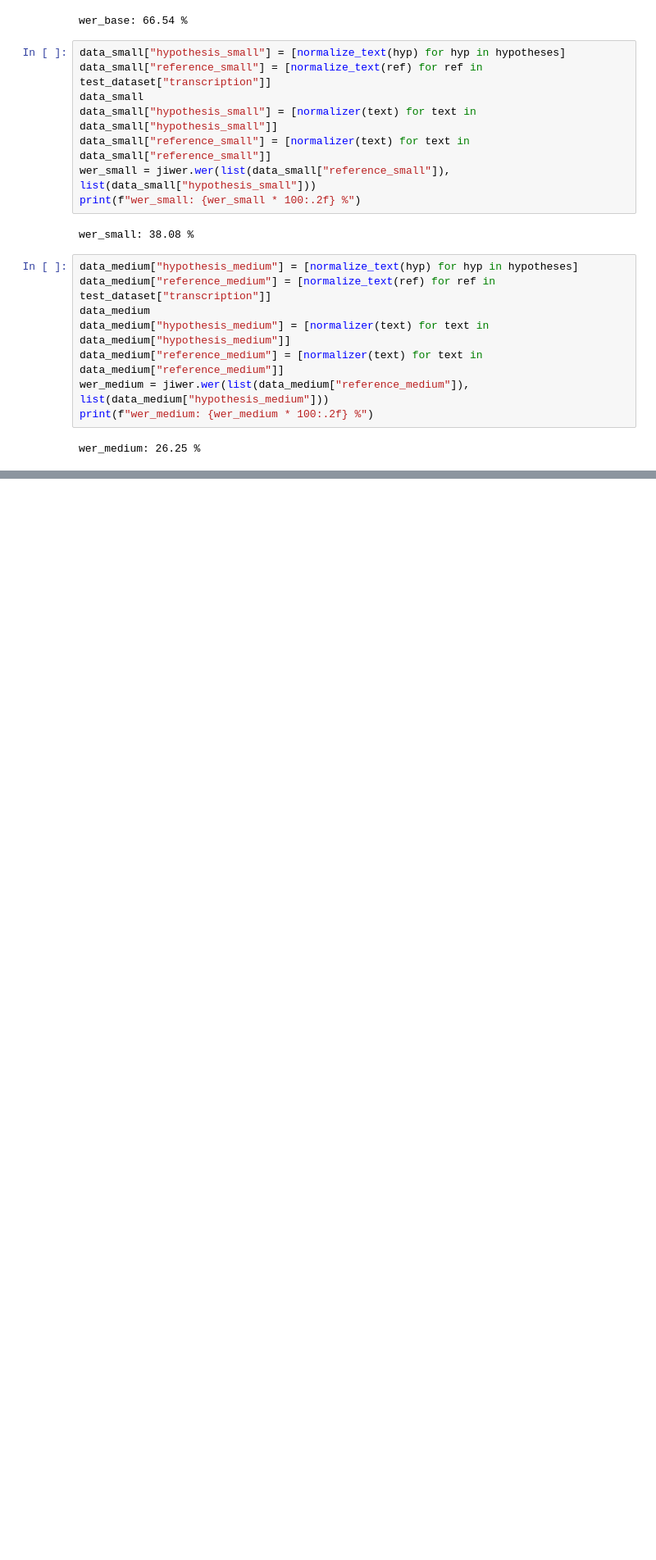
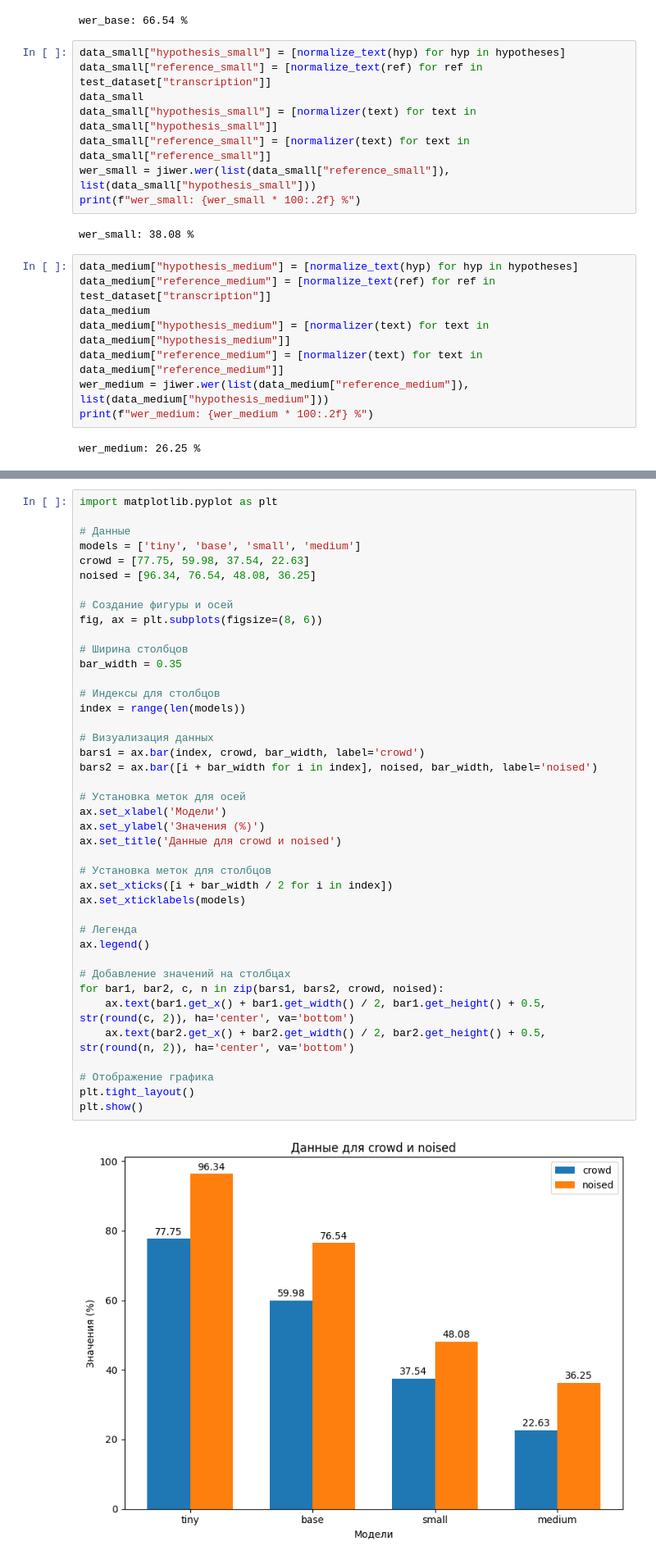
Before and after one commit to Polineska/SpeechRecognition, a Jupyter notebook: whisper_datasetRUGolos.ipynb, the cells around one changed output, grey strips where cells are left out. Shown at 82% size. Drawn from its saved outputs; the diff is of its cells as text; blank space fills up the shorter version.

```diff
--- a/whisper_datasetRUGolos.ipynb
+++ b/whisper_datasetRUGolos.ipynb
@@ -159,0 +162,43 @@ wer_medium: 26.25 %
+# %%
+import matplotlib.pyplot as plt
+
+# Данные
+models = ['tiny', 'base', 'small', 'medium']
+crowd = [77.75, 59.98, 37.54, 22.63]
+noised = [96.34, 76.54, 48.08, 36.25]
+
+# Создание фигуры и осей
+fig, ax = plt.subplots(figsize=(8, 6))
+
+# Ширина столбцов
+bar_width = 0.35
+
+# Индексы для столбцов
+index = range(len(models))
+
+# Визуализация данных
+bars1 = ax.bar(index, crowd, bar_width, label='crowd')
+bars2 = ax.bar([i + bar_width for i in index], noised, bar_width, label='noised')
+
+# Установка меток для осей
+ax.set_xlabel('Модели')
+ax.set_ylabel('Значения (%)')
+ax.set_title('Данные для crowd и noised')
+
+# Установка меток для столбцов
+ax.set_xticks([i + bar_width / 2 for i in index])
+ax.set_xticklabels(models)
+
+# Легенда
+ax.legend()
+
+# Добавление значений на столбцах
+for bar1, bar2, c, n in zip(bars1, bars2, crowd, noised):
+    ax.text(bar1.get_x() + bar1.get_width() / 2, bar1.get_height() + 0.5, str(round(c, 2)), ha='center', va='bottom')
+    ax.text(bar2.get_x() + bar2.get_width() / 2, bar2.get_height() + 0.5, str(round(n, 2)), ha='center', va='bottom')
+
+# Отображение графика
+plt.tight_layout()
+plt.show()
+# %% [output]
+[figure, added]
```
Also changed, not shown: parts of 1 cell of this notebook.
